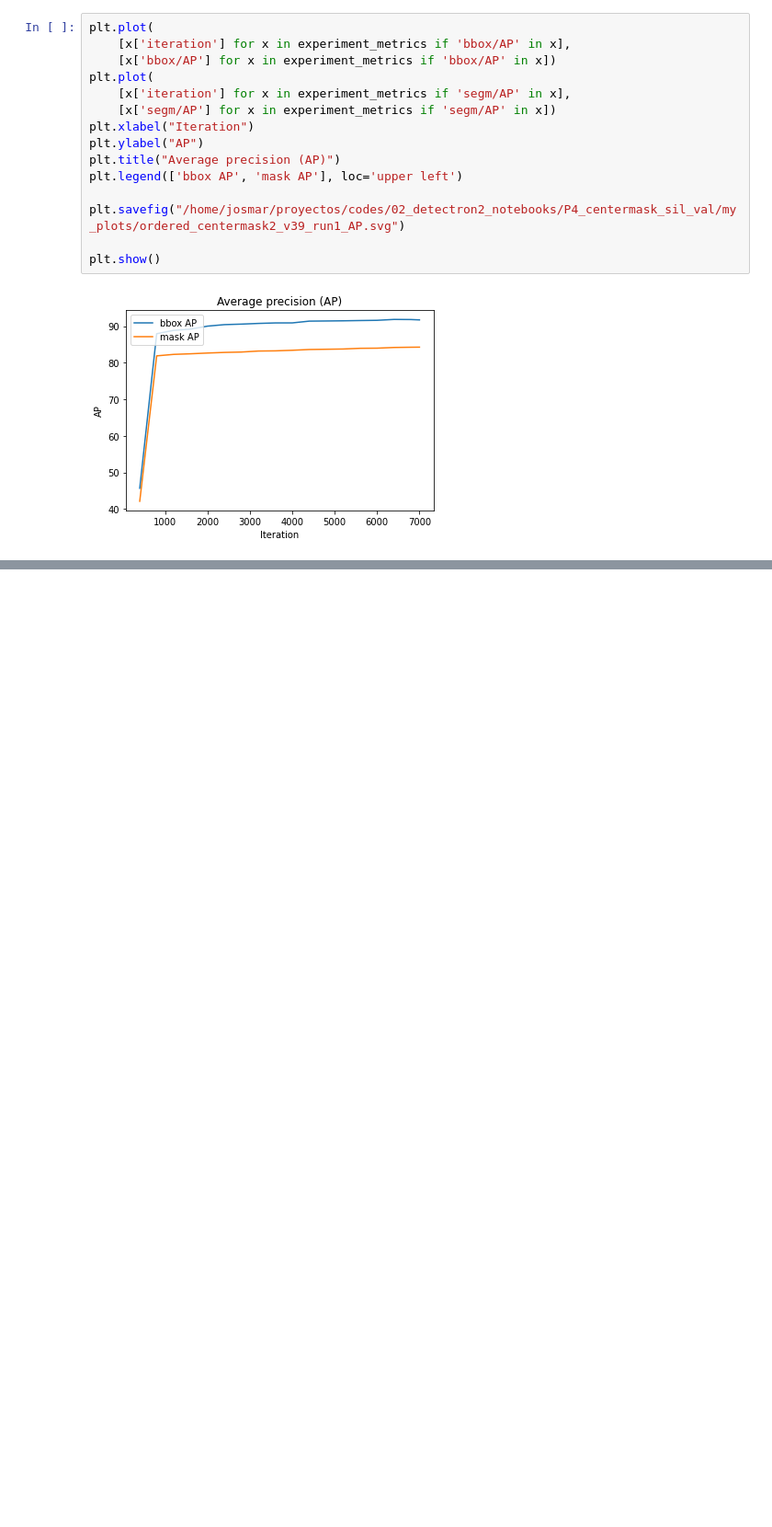
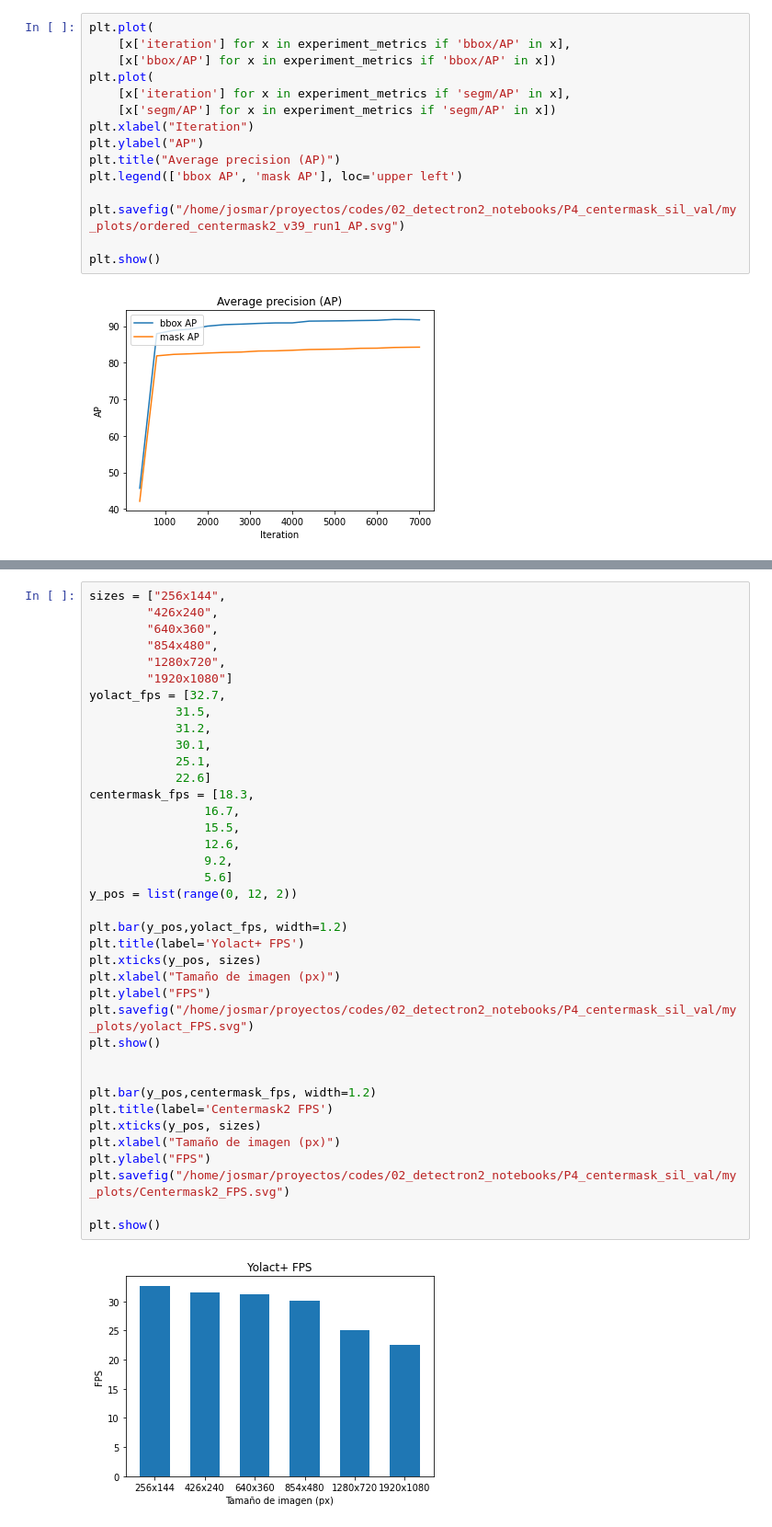
Before and after one commit to JosmarSuarez/Instance_Segmentation_Sandbox, a Jupyter notebook: 02_detectron2_notebooks/P4_centermask_sil_val/centermask_sil_val.ipynb, the cells around one changed output, grey strips where cells are left out. Shown at 92% size. Saved outputs shown, nothing was run; the diff lists cells and outputs as text; blank space fills up the shorter version.

```diff
--- a/02_detectron2_notebooks/P4_centermask_sil_val/centermask_sil_val.ipynb
+++ b/02_detectron2_notebooks/P4_centermask_sil_val/centermask_sil_val.ipynb
@@ -414,0 +424,40 @@ plt.show()
+# %%
+sizes = ["256x144",
+        "426x240",
+        "640x360",
+        "854x480",
+        "1280x720",
+        "1920x1080"]
+yolact_fps = [32.7,
+            31.5,
+            31.2,
+            30.1,
+            25.1,
+            22.6]
+centermask_fps = [18.3,
+                16.7,
+                15.5,
+                12.6,
+                9.2,
+                5.6]
+y_pos = list(range(0, 12, 2))
+
+plt.bar(y_pos,yolact_fps, width=1.2)
+plt.title(label='Yolact+ FPS')
+plt.xticks(y_pos, sizes)
+plt.xlabel("Tamaño de imagen (px)")
+plt.ylabel("FPS")
+plt.savefig("/home/josmar/proyectos/codes/02_detectron2_notebooks/P4_centermask_sil_val/my_plots/yolact_FPS.svg")
+plt.show()
+
+
+plt.bar(y_pos,centermask_fps, width=1.2)
+plt.title(label='Centermask2 FPS')
+plt.xticks(y_pos, sizes)
+plt.xlabel("Tamaño de imagen (px)")
+plt.ylabel("FPS")
+plt.savefig("/home/josmar/proyectos/codes/02_detectron2_notebooks/P4_centermask_sil_val/my_plots/Centermask2_FPS.svg")
+
+plt.show()
+# %% [output]
+[figure, added]
```
Also changed, not shown: parts of 3 cells of this notebook, 6 other files.
